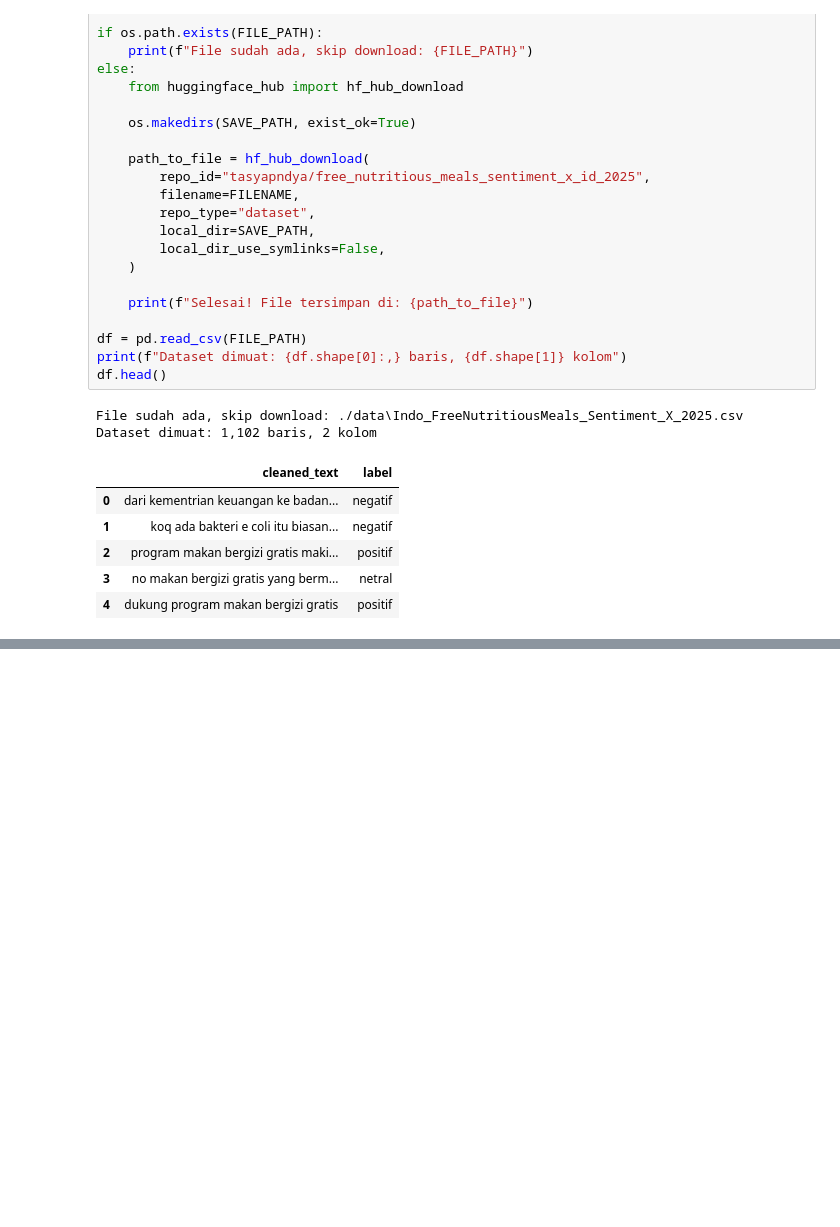
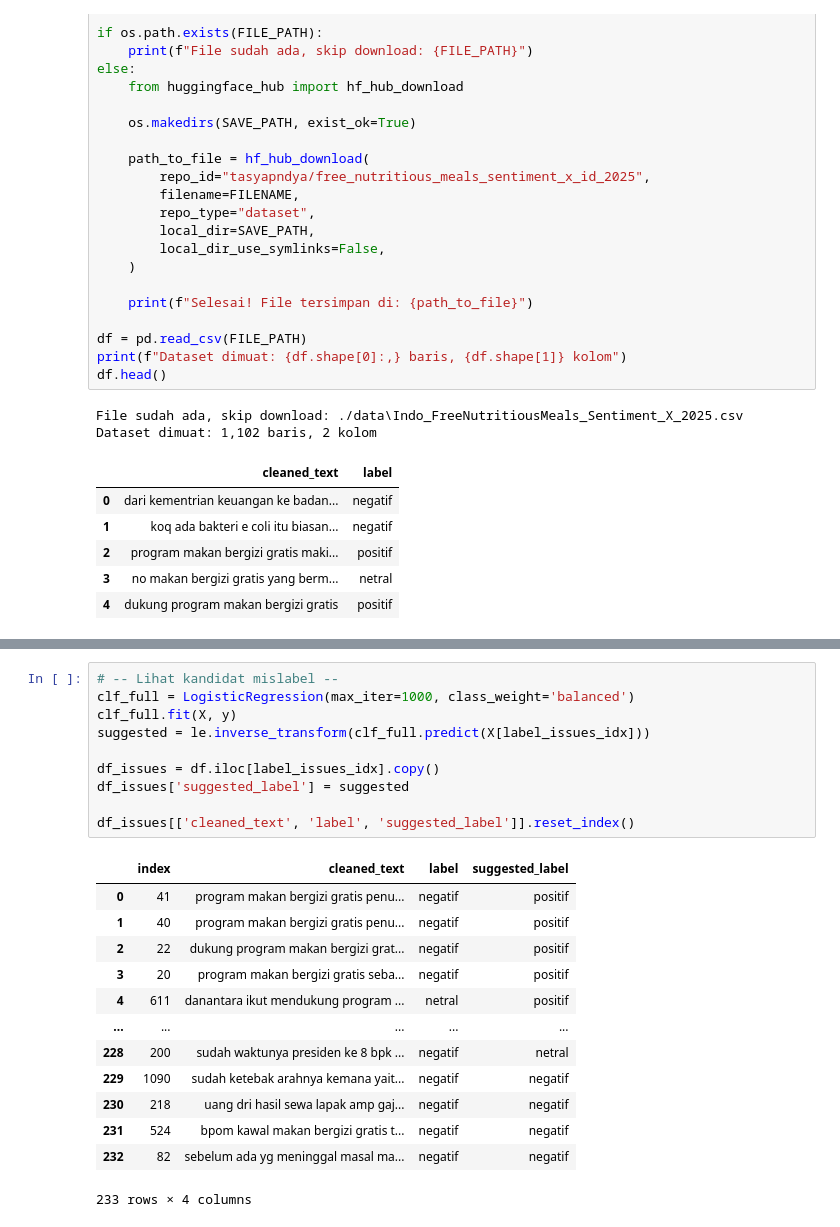
Before and after one commit to mfaruqi35/mbg-sentiment-analysis, a Jupyter notebook: mbg-sentiment-analysis.ipynb, the cells around one changed output, grey strips where cells are left out. Drawn from its saved outputs; the diff is of its cells as text; blank space fills up the shorter version.

```diff
--- a/mbg-sentiment-analysis.ipynb
+++ b/mbg-sentiment-analysis.ipynb
@@ -49,0 +151,24 @@ df.head().style.set_properties(**{'text-align': 'left'})
+# %%
+# -- Lihat kandidat mislabel --
+clf_full = LogisticRegression(max_iter=1000, class_weight='balanced')
+clf_full.fit(X, y)
+suggested = le.inverse_transform(clf_full.predict(X[label_issues_idx]))
+
+df_issues = df.iloc[label_issues_idx].copy()
+df_issues['suggested_label'] = suggested
+
+df_issues[['cleaned_text', 'label', 'suggested_label']].reset_index()
+# %% [output]
+|  | index | cleaned_text | label | suggested_label |
+| 0 | 41 | program makan bergizi gratis penu... | negatif | positif |
+| 1 | 40 | program makan bergizi gratis penu... | negatif | positif |
+| 2 | 22 | dukung program makan bergizi grat... | negatif | positif |
+| 3 | 20 | program makan bergizi gratis seba... | negatif | positif |
+| 4 | 611 | danantara ikut mendukung program ... | netral | positif |
+| ... | ... | ... | ... | ... |
+| 228 | 200 | sudah waktunya presiden ke 8 bpk ... | negatif | netral |
+| 229 | 1090 | sudah ketebak arahnya kemana yait... | negatif | negatif |
+| 230 | 218 | uang dri hasil sewa lapak amp gaj... | negatif | negatif |
+| 231 | 524 | bpom kawal makan bergizi gratis t... | negatif | negatif |
+| 232 | 82 | sebelum ada yg meninggal masal ma... | negatif | negatif |
+233 rows × 4 columns
```
Also changed, not shown: parts of 12 cells of this notebook.
